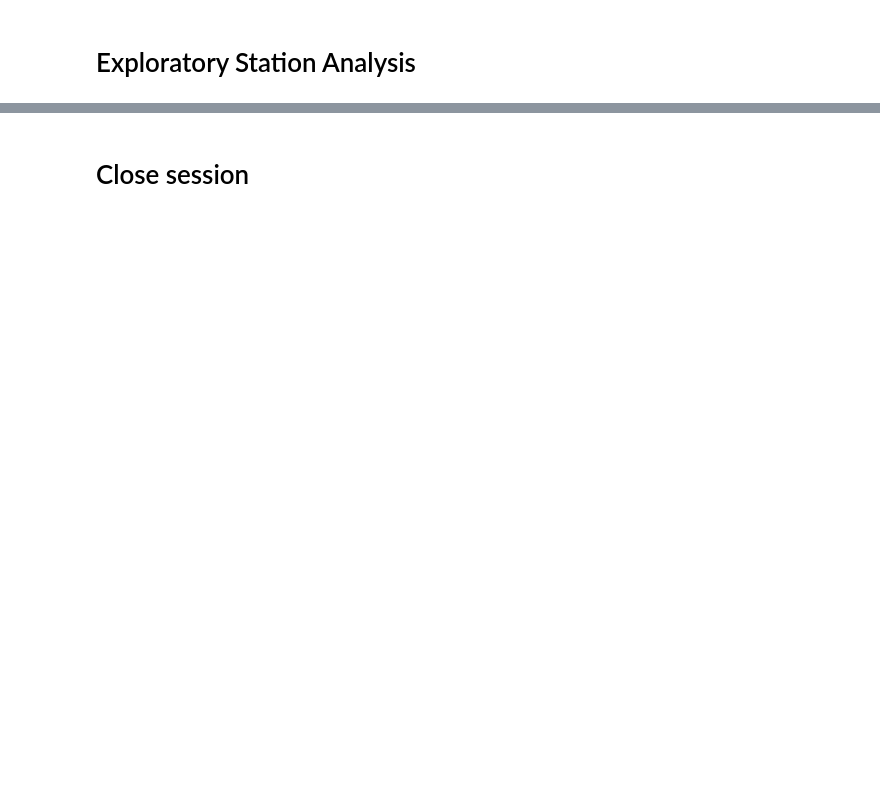
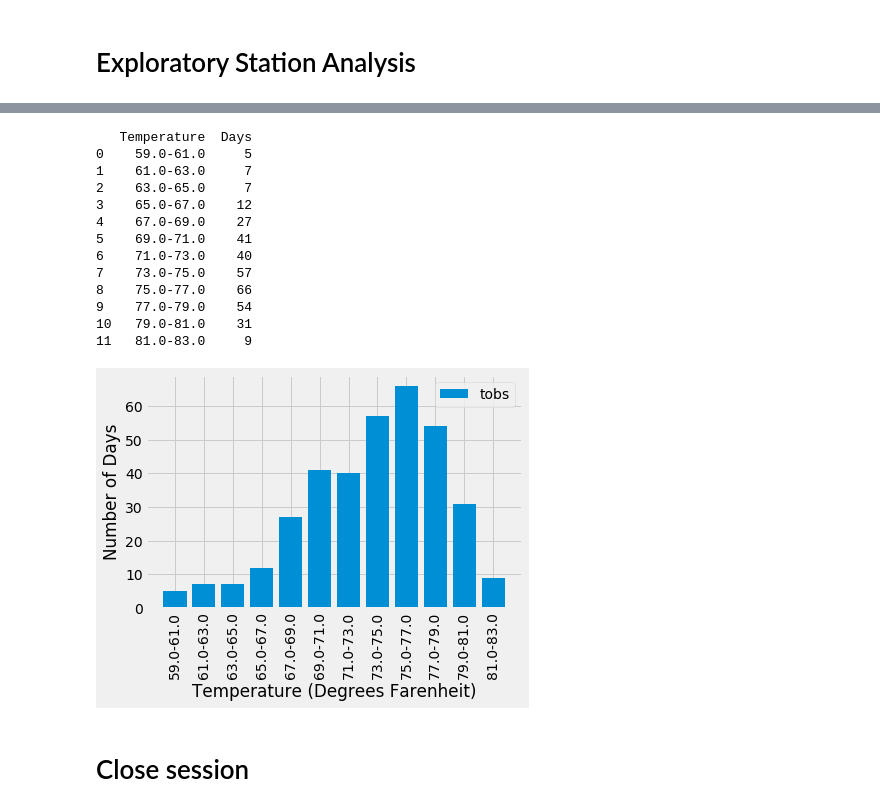
Before and after one commit to zmoloci/sqlalchemy-challenge, a Jupyter notebook: SurfsUp/climate_starter.ipynb, the cells around one changed output, grey strips where cells are left out. Drawn from its saved outputs; the diff is of its cells as text; code cells hidden in the pictures; blank space fills up the shorter version.

Commit message:
Completed section 1B: Station Analysis

```diff
--- a/SurfsUp/climate_starter.ipynb
+++ b/SurfsUp/climate_starter.ipynb
@@ -182,3 +227,8 @@ clean_last_year.describe()
 # %%
 # Using the most active station id
 # Query the last 12 months of temperature observation data for this station and plot the results as a histogram
+
+
+# extract most recent date by sorting dates in descending order and returning the first value
+recent_USC00519281_date = session.query(Measure).order_by((Measure.date).desc()).filter(Measure.station == "USC00519281").first()
+recent_USC00519281_date.date
@@ -184,0 +237,3 @@ clean_last_year.describe()
+# %%
+# Calculate the date one year from the last date in data set.
+yr_ago = (dt.strptime(recent_USC00519281_date.date, '%Y-%m-%d'))+relativedelta(years=-1)
@@ -184,0 +271,13 @@ clean_last_year.describe()
+# %%
+# Save the query results as a Pandas DataFrame and set the index to the date column
+# Sort the dataframe by date
+last_yr_USC00519281_temp_df = pd.DataFrame({'Date': tempmeasuredate,
+                                 'Temperature':temp})
+last_yr_USC00519281_temp_df.sort_index(inplace=True)
+
+# Drop NaN temp measurements
+clean_last_year_temp = last_yr_USC00519281_temp_df.dropna()
+
+# Groupby on Temperature values to give number of days at each temperature over 12 month period
+gbt=clean_last_year_temp.groupby('Temperature')['Date'].count().reset_index(name='Days')
+print(gbt)
@@ -185,3 +302,42 @@ clean_last_year.describe()
+# %%
+# Use Pandas Plotting with Matplotlib to plot the data with bins = 12
+
+# Create 12 equal width bins on Temperature using min, max values
+bins = []
+labels = []
+for i in range(0,13):
+    bins.append((min(gbt['Temperature'])-.01) + (i*(((max(gbt['Temperature'])+.01)-min(gbt['Temperature']))/12)))
+    if i != 0:
+        labels.append(f'{bins[i-1]:.1f}-{bins[i]:.1f}')
+gbt['bin'] = pd.cut(gbt['Temperature'], bins=bins, labels=labels)
+
+# Groupby on bins
+gbt_binned = gbt.groupby('bin')['Days'].sum().reset_index(name='Days')
+gbt_binned.columns = ['Temperature','Days']
+print(gbt_binned)
+
+fig, ax = plt.subplots()
+ax.bar(gbt_binned['Temperature'],gbt_binned['Days'])
+plt.xlabel("Temperature (Degrees Farenheit)")
+plt.ylabel("Number of Days")
+plt.xticks(np.arange(0,13,1),rotation=90)
+plt.legend(['tobs'])
+plt.show()
+# %% [output]
+   Temperature  Days
+0    59.0-61.0     5
+1    61.0-63.0     7
+2    63.0-65.0     7
+3    65.0-67.0    12
+4    67.0-69.0    27
+5    69.0-71.0    41
+6    71.0-73.0    40
+7    73.0-75.0    57
+8    75.0-77.0    66
+9    77.0-79.0    54
+10   79.0-81.0    31
+11   81.0-83.0     9
+[figure, added]
 # %% [markdown]
 # Close session
 # %%
```
Also changed, not shown: parts of 9 cells of this notebook.
